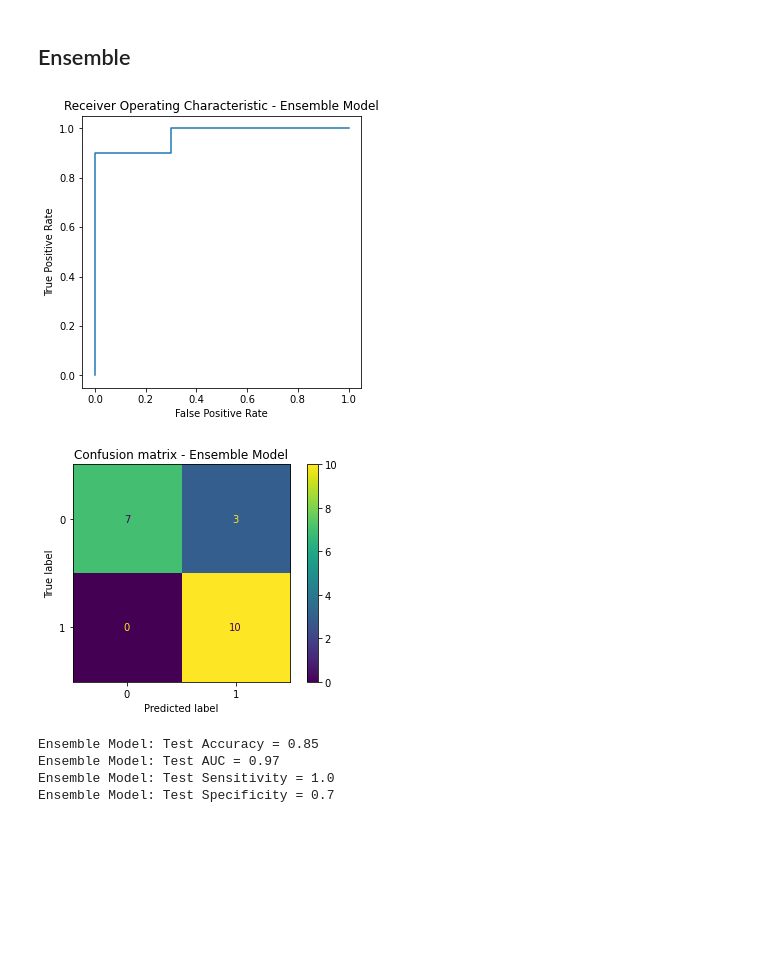
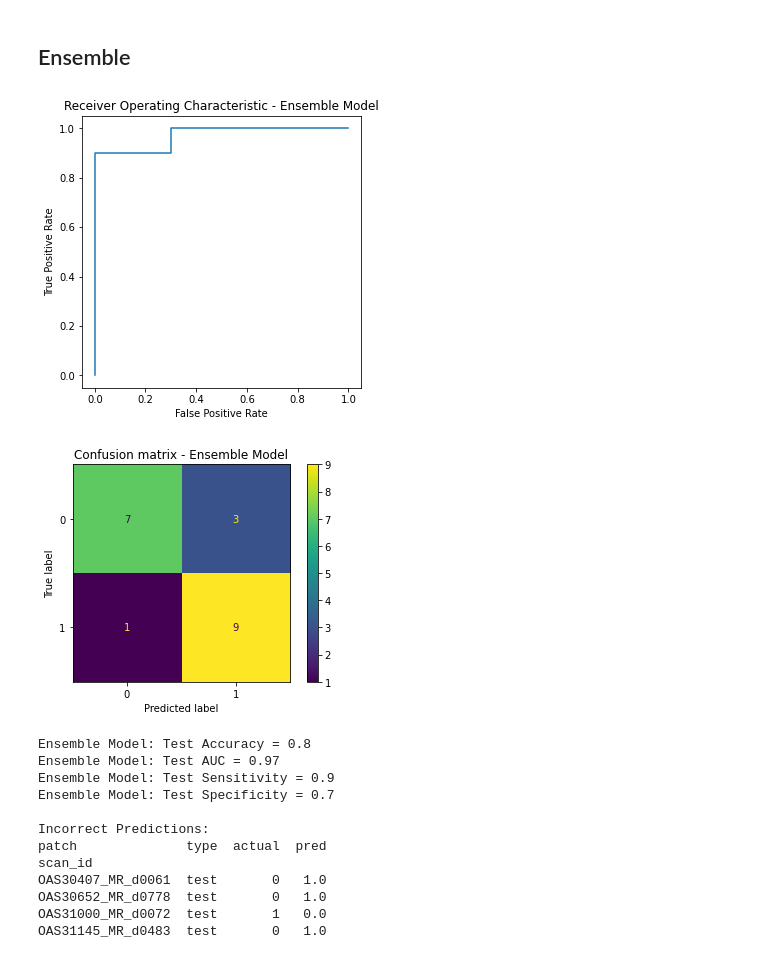
Before and after one commit to justin-bardwell/JB_AD, a Jupyter notebook: Final_Models/Results_and_metrics.ipynb, the cells around one changed output. Saved outputs shown, nothing was run; the diff lists cells and outputs as text; code cells hidden in the pictures; blank space fills up the shorter version.

Commit message:
Ran all model inference and results again

```diff
--- a/Final_Models/Results_and_metrics.ipynb
+++ b/Final_Models/Results_and_metrics.ipynb
@@ -214,35 +282,51 @@ test_auroc = roc_auc_score(y_test, test_preds)
 
 false_positive_rate, true_positive_rate, threshold1 = roc_curve(y_test, test_preds)
 
 plt.subplots(1, figsize=(5,5))
 plt.title('Receiver Operating Characteristic - Ensemble Model')
 plt.plot(false_positive_rate, true_positive_rate)
 plt.ylabel('True Positive Rate')
 plt.xlabel('False Positive Rate')
 plt.show()
 
 
 cm = confusion_matrix(y_test, model.predict(x_test))
 tn, fp, fn, tp = cm.ravel()
 # sensitivity (true positive rate (recall))
 test_sens = tp/(tp+fn)
 # specifity (true negative rate)
 test_spec = tn/(tn+fp)
 
 plot_confusion_matrix(model, x_test, y_test)
 plt.title('Confusion matrix - Ensemble Model')
 plt.show()
 
 #     print(model_name + ": Train accuracy = " + str(train_acc))
 #     print(model_name + ": Train AUC = " + str(train_auroc))
 print("Ensemble Model: Test Accuracy = " + str(test_acc))
 print("Ensemble Model: Test AUC = " + str(test_auroc))
 print("Ensemble Model: Test Sensitivity = " + str(test_sens))
 print("Ensemble Model: Test Specificity = " + str(test_spec))
+
+print(' ')
+df_results = df_test.copy()
+df_results = df_results[['type', 'scan_id', 'actual']]
+df_results['pred'] = test_preds.round()
+df_results =df_results.set_index('scan_id')
+print('Incorrect Predictions:')
+print(df_results[df_results['actual']!=df_results['pred']])
 # %% [output]
 [figure]
-[figure, old version]
+[figure, new version]
-Ensemble Model: Test Accuracy = 0.85
+Ensemble Model: Test Accuracy = 0.8
 Ensemble Model: Test AUC = 0.97
-Ensemble Model: Test Sensitivity = 1.0
+Ensemble Model: Test Sensitivity = 0.9
 Ensemble Model: Test Specificity = 0.7
+
+Incorrect Predictions:
+patch              type  actual  pred
+scan_id
+OAS30407_MR_d0061  test       0   1.0
+OAS30652_MR_d0778  test       0   1.0
+OAS31000_MR_d0072  test       1   0.0
+OAS31145_MR_d0483  test       0   1.0
```
Also changed, not shown: parts of 7 cells of this notebook, 5 other files.
